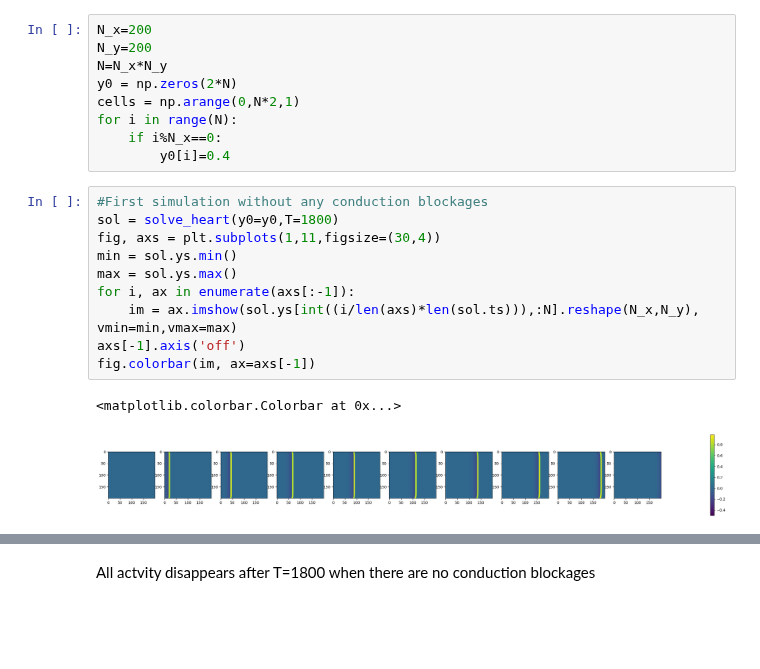
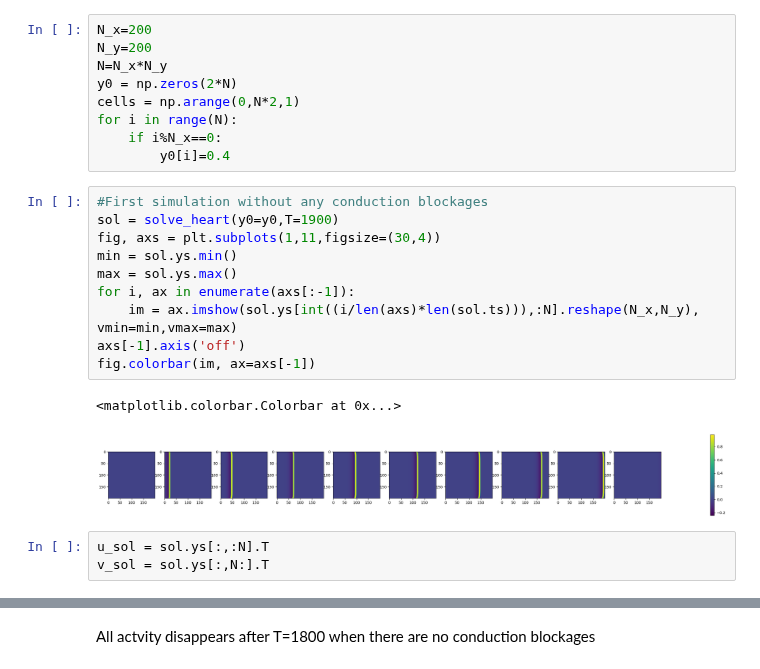
Before and after one commit to Priesemann-Group/perspective_heart_and_brain, a Jupyter notebook: notebooks/fibrosis.ipynb, the cells around one changed output, grey strips where cells are left out. Drawn from its saved outputs; the diff is of its cells as text; blank space fills up the shorter version.

```diff
--- a/notebooks/fibrosis.ipynb
+++ b/notebooks/fibrosis.ipynb
@@ -141,14 +137,17 @@ for i in range(N):
         y0[i]=0.4
 # %%
 #First simulation without any conduction blockages
-sol = solve_heart(y0=y0,T=1800)
+sol = solve_heart(y0=y0,T=1900)
 fig, axs = plt.subplots(1,11,figsize=(30,4))
 min = sol.ys.min()
 max = sol.ys.max()
 for i, ax in enumerate(axs[:-1]):
     im = ax.imshow(sol.ys[int((i/len(axs)*len(sol.ts))),:N].reshape(N_x,N_y), vmin=min,vmax=max)
 axs[-1].axis('off')
 fig.colorbar(im, ax=axs[-1])
 # %% [output]
 <matplotlib.colorbar.Colorbar at 0x...>
-[figure, old version]
+[figure, new version]
+# %%
+u_sol = sol.ys[:,:N].T
+v_sol = sol.ys[:,N:].T
```
Also changed, not shown: parts of 14 cells of this notebook.
